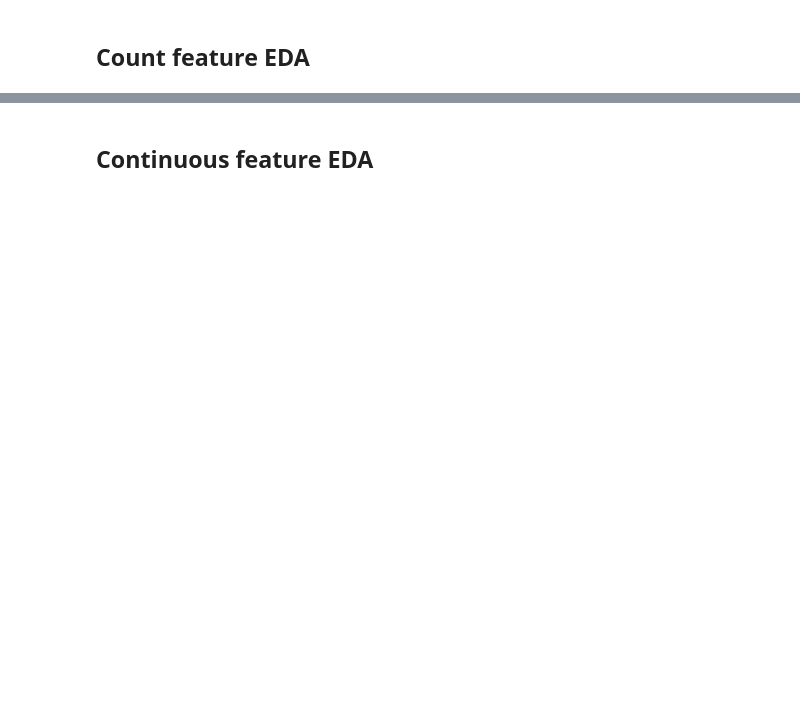
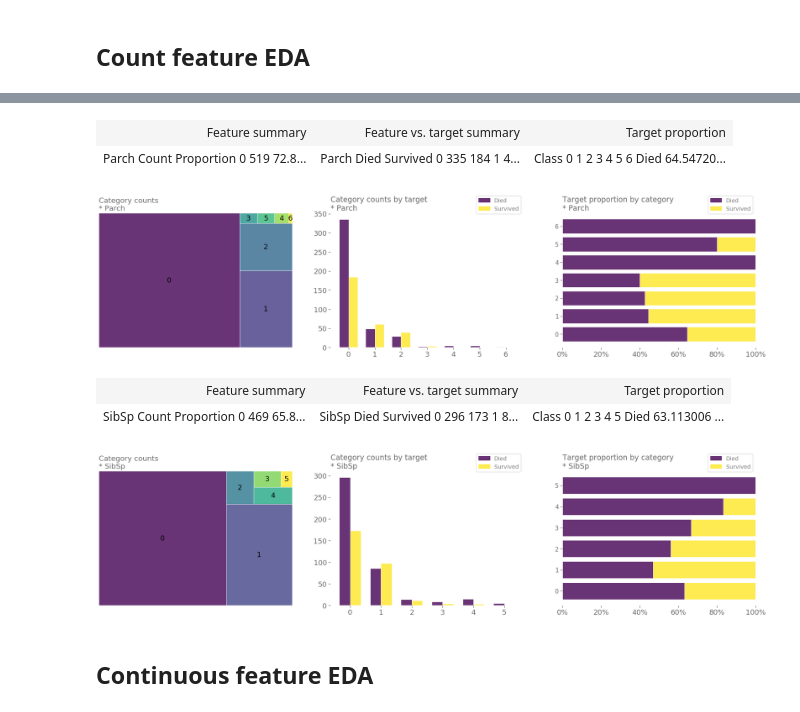
Before and after one commit to sudhu26/data-science-portfolio, a Jupyter notebook: kaggle/Titanic/kernel-Copy1.ipynb, the cells around one changed output, grey strips where cells are left out. Cells and saved outputs as stored; diff of their text form; code cells hidden in the pictures; blank space fills up the shorter version.

```diff
--- a/kaggle/Titanic/kernel-Copy1.ipynb
+++ b/kaggle/Titanic/kernel-Copy1.ipynb
@@ -126,13 +102,20 @@ for feature in train.data.mlm_dtypes["category"]:
 <a id = 'Count-feature-EDA'></a>
 # %%
 # number features
-for feature in train.data.mlm_dtypes["count"]:
-    train.eda_cat_target_cat_feat(
+for feature in mlmachine_demo.data.mlm_dtypes["count"]:
+    mlmachine_demo.eda_cat_target_cat_feat(
         feature=feature,
         level_count_cap=10,
         legend_labels=["Died","Survived"],
         chart_scale=15
     )
+# %% [output]
+| Feature summary | Feature vs. target summary | Target proportion |
+| Parch Count Proportion 0 519 72.8... | Parch Died Survived 0 335 184 1 4... | Class 0 1 2 3 4 5 6 Died 64.54720... |
+[figure, added]
+| Feature summary | Feature vs. target summary | Target proportion |
+| SibSp Count Proportion 0 469 65.8... | SibSp Died Survived 0 296 173 1 8... | Class 0 1 2 3 4 5 Died 63.113006 ... |
+[figure, added]
 # %% [markdown]
 ## Continuous feature EDA
 # %% [markdown]
```
Also changed, not shown: parts of 122 cells of this notebook, 2 other files.
